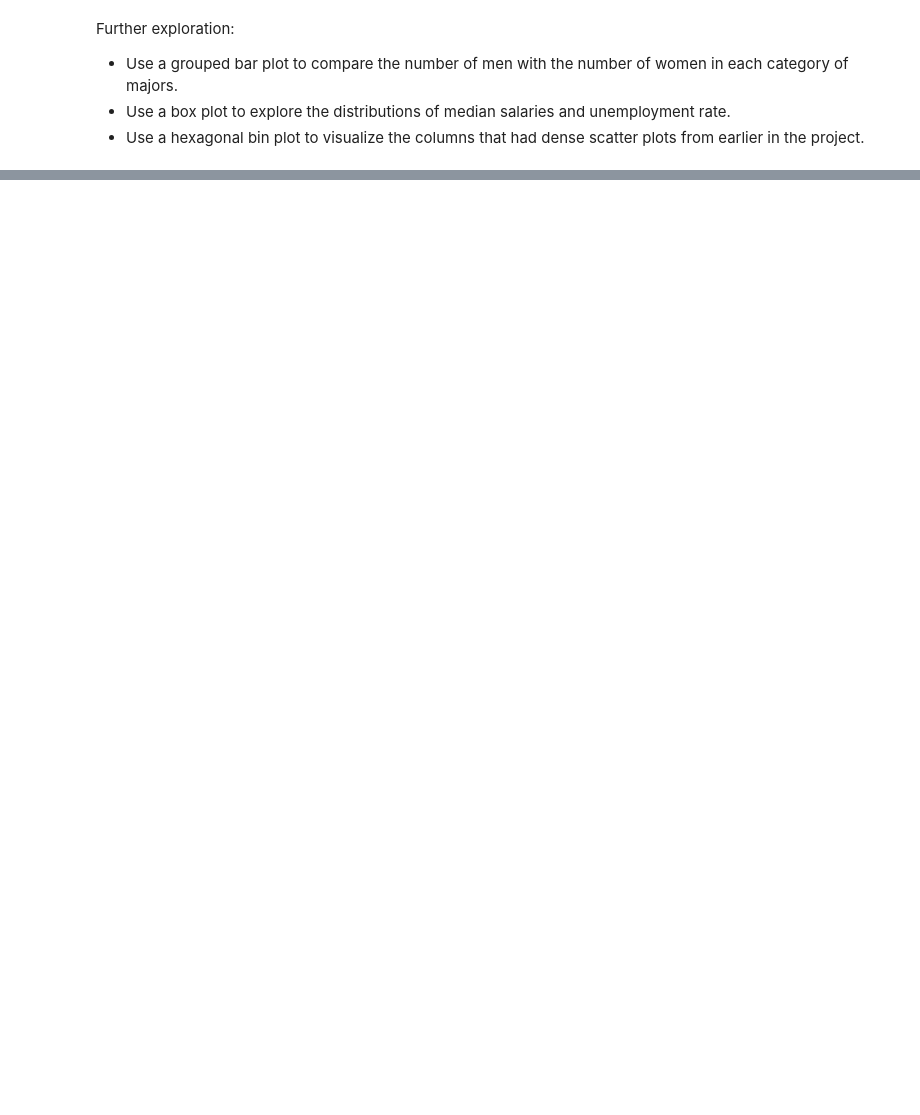
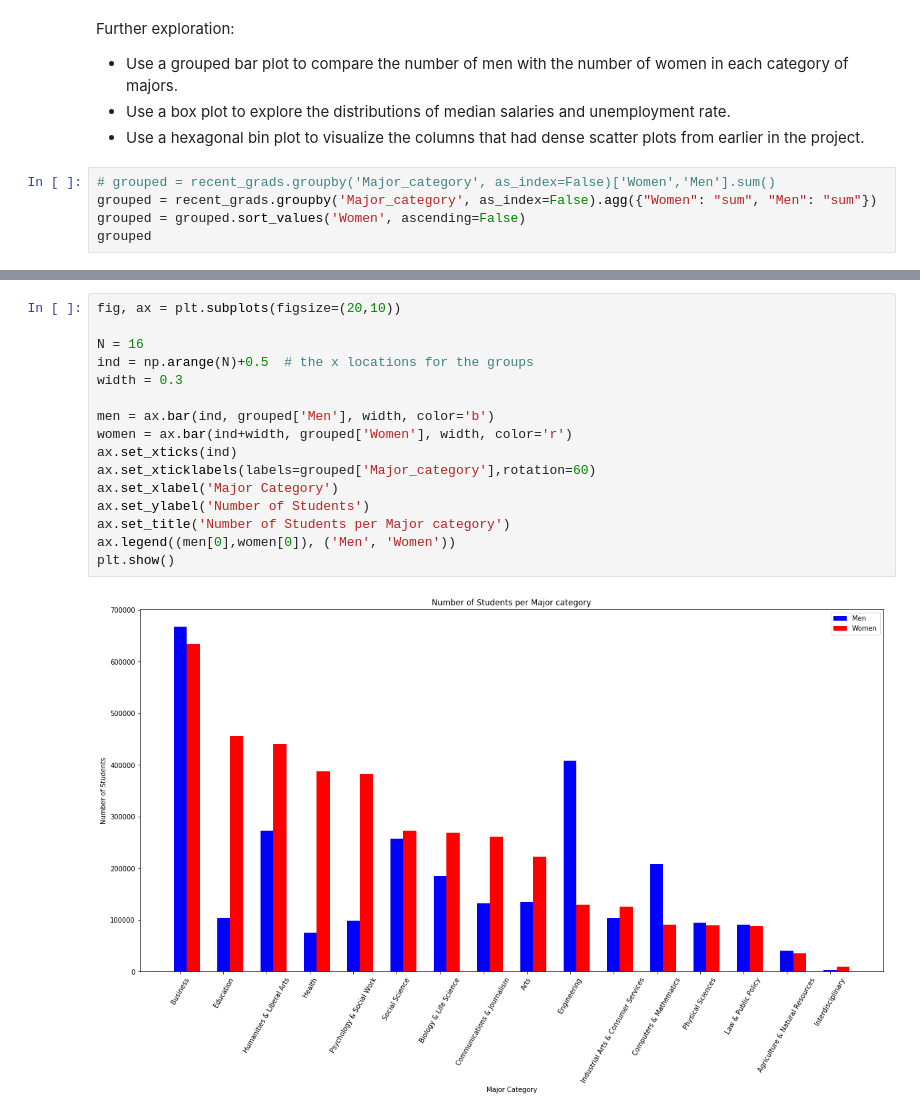
Before and after one commit to mingyyy/dataquest_projects, a Jupyter notebook: DQ_visualization_recent_grads.ipynb, the cells around one changed output, grey strips where cells are left out. Drawn from its saved outputs; the diff is of its cells as text; blank space fills up the shorter version.

```diff
--- a/DQ_visualization_recent_grads.ipynb
+++ b/DQ_visualization_recent_grads.ipynb
@@ -232,3 +236,8 @@ Further exploration:
 - Use a grouped bar plot to compare the number of men with the number of women in each category of majors.
 - Use a box plot to explore the distributions of median salaries and unemployment rate.
 - Use a hexagonal bin plot to visualize the columns that had dense scatter plots from earlier in the project.
+# %%
+# grouped = recent_grads.groupby('Major_category', as_index=False)['Women','Men'].sum()
+grouped = recent_grads.groupby('Major_category', as_index=False).agg({"Women": "sum", "Men": "sum"})
+grouped = grouped.sort_values('Women', ascending=False)
+grouped
@@ -234,0 +262,18 @@ Further exploration:
+# %%
+fig, ax = plt.subplots(figsize=(20,10))
+
+N = 16
+ind = np.arange(N)+0.5  # the x locations for the groups
+width = 0.3
+
+men = ax.bar(ind, grouped['Men'], width, color='b')
+women = ax.bar(ind+width, grouped['Women'], width, color='r')
+ax.set_xticks(ind)
+ax.set_xticklabels(labels=grouped['Major_category'],rotation=60)
+ax.set_xlabel('Major Category')
+ax.set_ylabel('Number of Students')
+ax.set_title('Number of Students per Major category')
+ax.legend((men[0],women[0]), ('Men', 'Women'))
+plt.show()
+# %% [output]
+[figure, added]
```
Also changed, not shown: parts of 6 cells of this notebook.
